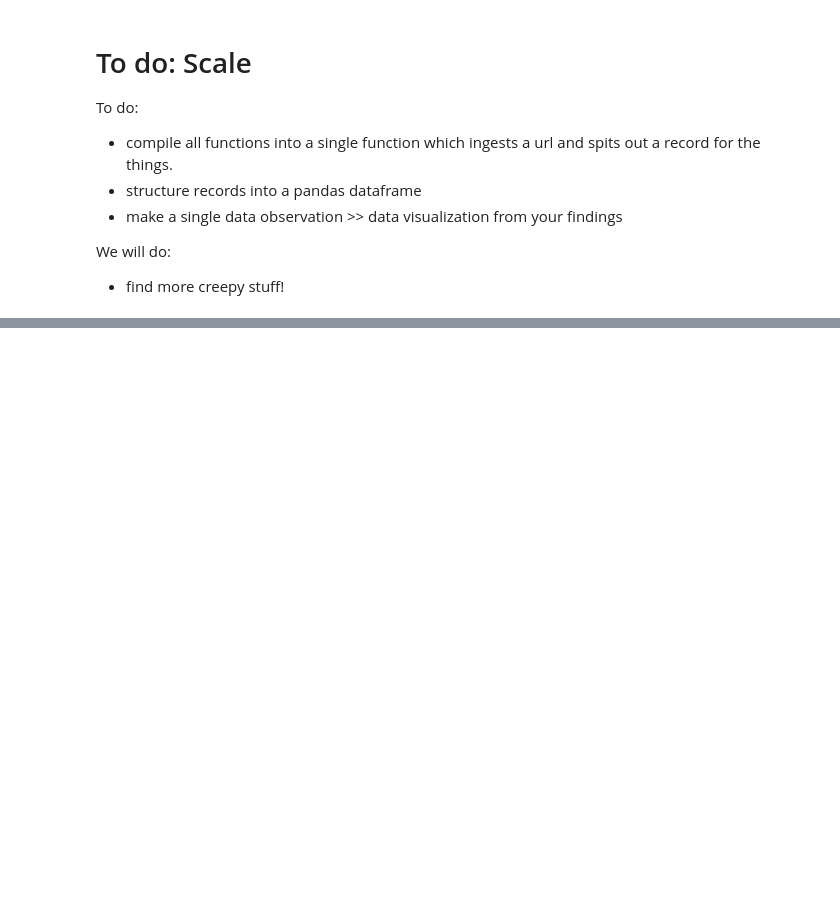
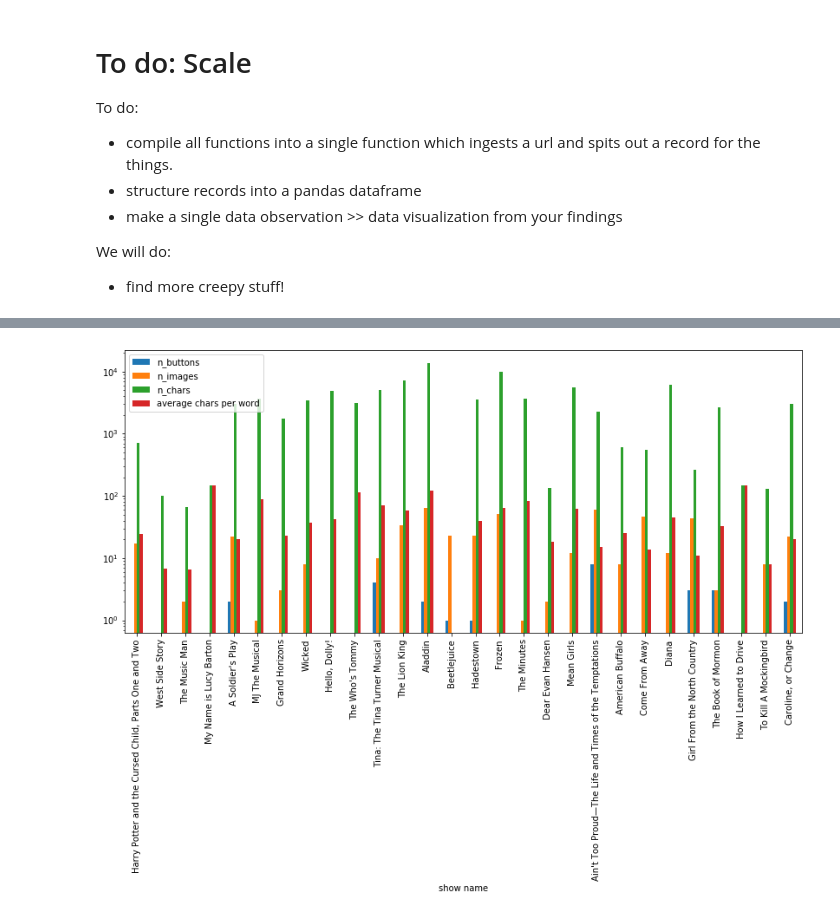
Before and after one commit to ybressler/Web-Scraping, a Jupyter notebook: Web Scraping Overview – NYC Python Meetup.ipynb, the cells around one changed output, grey strips where cells are left out. Cells and saved outputs as stored; diff of their text form; code cells hidden in the pictures; blank space fills up the shorter version.

```diff
--- a/Web Scraping Overview – NYC Python Meetup.ipynb
+++ b/Web Scraping Overview – NYC Python Meetup.ipynb
@@ -143,0 +276,38 @@ We will do:
+# %%
+records = []
+
+i = 0
+for s_name, s_url in df[["show name","website"]].dropna().values:
+  soup = get_soup(s_url)
+  if soup.title.text =="403 Forbidden":
+    print(f"not able to scrape {s_url}")
+    continue
+
+  title = get_title(soup, "title")
+  desc = get_title(soup, "description")
+  website_by = who_made_this_website(soup)
+
+  # Technical stuff:
+  n_buttons = find_n_buttons(soup)
+  n_calendars = find_n_calendar(soup)
+
+  n_images = len(soup.find_all("img"))
+
+  # Words and stuff
+  n_words, n_chars, avg_chars_per_word = get_words_and_chars(soup)
+
+  rec = {
+      "show name":s_name,
+      "website title":title,
+      "website description":desc,
+      "website by":website_by,
+      "n_buttons":n_buttons,
+      "n_calendars":n_calendars,
+      "n_images":n_images,
+      "n_words":n_words,
+      "n_chars":n_chars,
+      "average chars per word":avg_chars_per_word
+
+    }
+
+  records.append(rec)
@@ -143,0 +325,2 @@ We will do:
+# %%
+new_df = pd.DataFrame.from_records(records)
@@ -143,0 +335,7 @@ We will do:
+# %%
+import matplotlib.pyplot as plt
+new_df.plot(kind='bar', x='show name',y=['n_buttons', 'n_images','n_chars','average chars per word'], figsize=(14,6))
+plt.yscale('log')
+plt.show()
+# %% [output]
+[figure, added]
```
Also changed, not shown: parts of 15 cells of this notebook.
